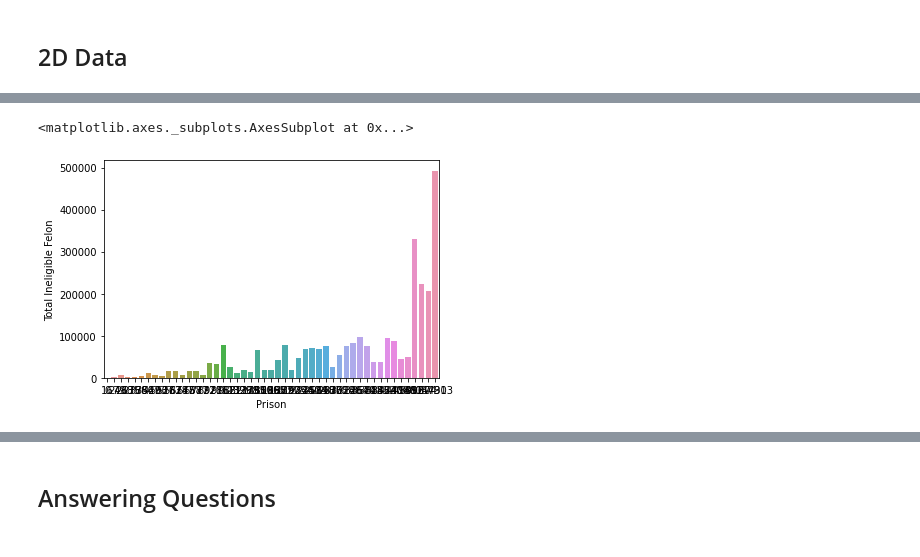
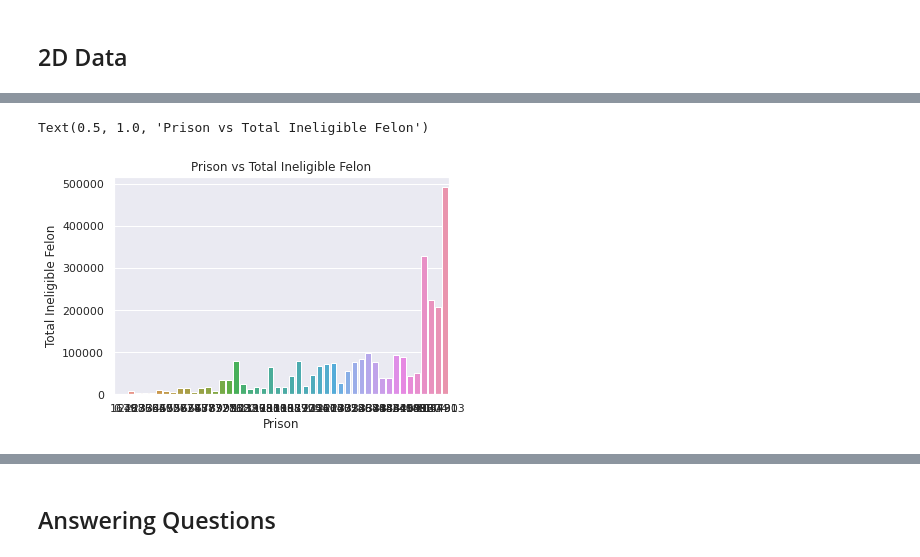
Before and after one commit to juliakaneko/MLA-Data, a Jupyter notebook: 02_Election_Ballots.ipynb, the cells around one changed output, grey strips where cells are left out. Cells and saved outputs as stored; diff of their text form; code cells hidden in the pictures.

```diff
--- a/02_Election_Ballots.ipynb
+++ b/02_Election_Ballots.ipynb
@@ -17,5 +19,7 @@ from dash import html
 from dash.dependencies import Input, Output
 
 import seaborn as sns
+# the x and y value must have a difference of three
+sns.set(rc={'figure.figsize':(14,11.27)})
 # %% [output]
 [interactive output not drawn]
@@ -74,6 +83,6 @@ dtype: object
 # %%
 #Filter out unneeded data
-elect.drop(['Source'], axis=1, inplace=True)
+elect.drop(['State Abv'], axis=1, inplace=True)
 # %%
 elect.head()
 # %% [output]
@@ -149,5 +186,6 @@ sns.distplot(elect['Prison'], bins=50)
 # %%
-sns.barplot(x='Prison', y='Total Ineligible Felon', data=elect)
+#Shows rhe total ineligible felon based of off of prison population
+sns.barplot(x='Prison', y='Total Ineligible Felon', data=elect).set_title('Prison vs Total Ineligible Felon')
 # %% [output]
-<matplotlib.axes._subplots.AxesSubplot at 0x...>
+Text(0.5, 1.0, 'Prison vs Total Ineligible Felon')
-[figure, old version]
+[figure, new version]
```
Also changed, not shown: parts of 28 cells of this notebook.
